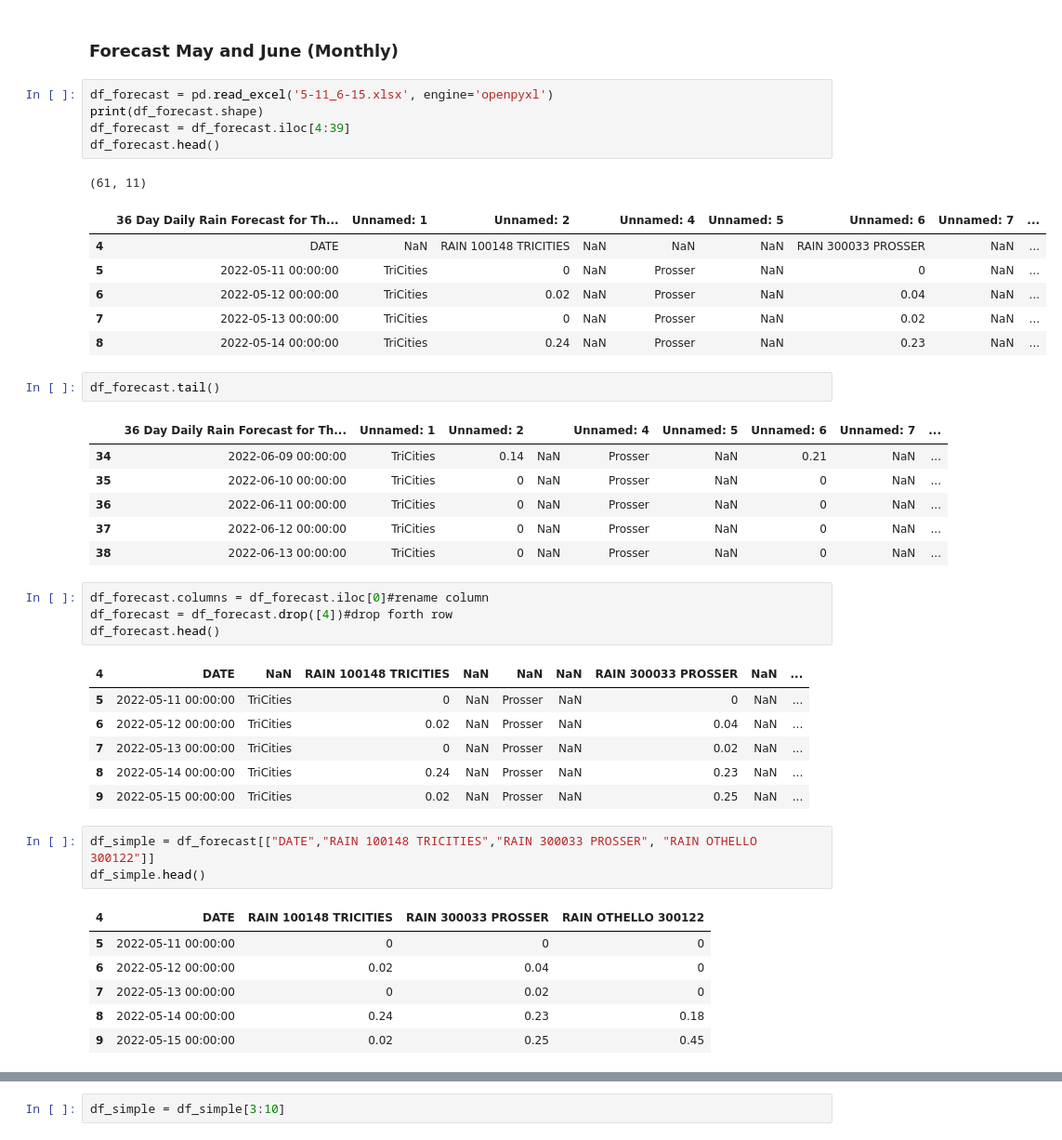
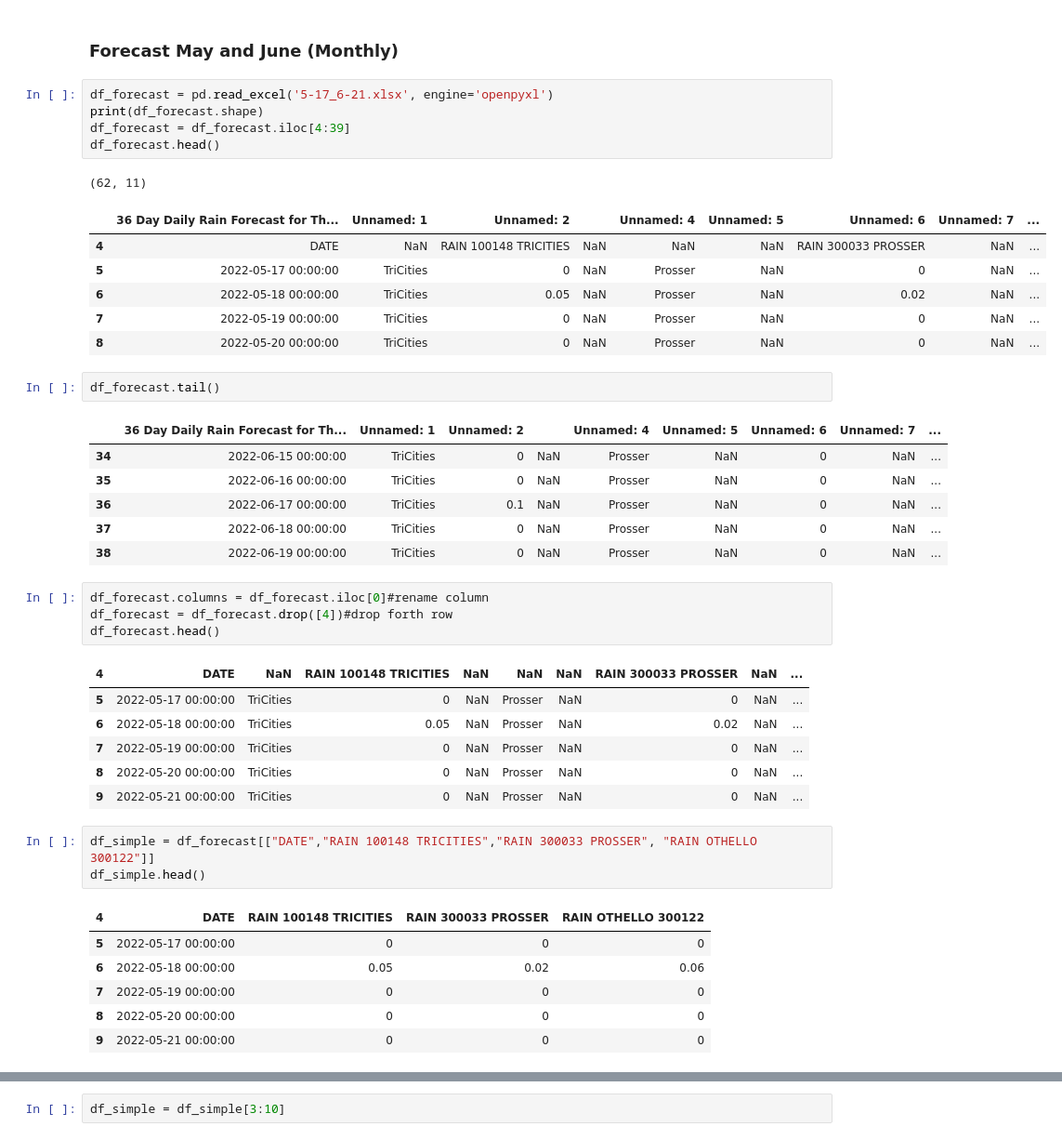
Before and after one commit to d-linnard/LateBlight, a Jupyter notebook: Scripts/Lateblight_2022_AM.ipynb, the cells around one changed output, grey strips where cells are left out. Shown at 93% size. Saved outputs shown, nothing was run; the diff lists cells and outputs as text.

Commit message:
weekly forecasts

```diff
--- a/Scripts/Lateblight_2022_AM.ipynb
+++ b/Scripts/Lateblight_2022_AM.ipynb
@@ -331,48 +331,48 @@ RD_May_Tricities = np.array(grouped['RainyDays'][(grouped['Station']=='Tricities
 # %% [markdown]
 ### Forecast May and June (Monthly)
 # %%
-df_forecast = pd.read_excel('5-11_6-15.xlsx', engine='openpyxl')
+df_forecast = pd.read_excel('5-17_6-21.xlsx', engine='openpyxl')
 print(df_forecast.shape)
 df_forecast = df_forecast.iloc[4:39]
 df_forecast.head()
 # %% [output]
-(61, 11)
+(62, 11)
 |  | 36 Day Daily Rain Forecast for Th... | Unnamed: 1 | Unnamed: 2 |  | Unnamed: 4 | Unnamed: 5 | Unnamed: 6 | Unnamed: 7 | ... |
 | 4 | DATE | NaN | RAIN 100148 TRICITIES | NaN | NaN | NaN | RAIN 300033 PROSSER | NaN | ... |
-| 5 | 2022-05-11 00:00:00 | TriCities | 0 | NaN | Prosser | NaN | 0 | NaN | ... |
-| 6 | 2022-05-12 00:00:00 | TriCities | 0.02 | NaN | Prosser | NaN | 0.04 | NaN | ... |
-| 7 | 2022-05-13 00:00:00 | TriCities | 0 | NaN | Prosser | NaN | 0.02 | NaN | ... |
-| 8 | 2022-05-14 00:00:00 | TriCities | 0.24 | NaN | Prosser | NaN | 0.23 | NaN | ... |
+| 5 | 2022-05-17 00:00:00 | TriCities | 0 | NaN | Prosser | NaN | 0 | NaN | ... |
+| 6 | 2022-05-18 00:00:00 | TriCities | 0.05 | NaN | Prosser | NaN | 0.02 | NaN | ... |
+| 7 | 2022-05-19 00:00:00 | TriCities | 0 | NaN | Prosser | NaN | 0 | NaN | ... |
+| 8 | 2022-05-20 00:00:00 | TriCities | 0 | NaN | Prosser | NaN | 0 | NaN | ... |
 # %%
 df_forecast.tail()
 # %% [output]
 |  | 36 Day Daily Rain Forecast for Th... | Unnamed: 1 | Unnamed: 2 |  | Unnamed: 4 | Unnamed: 5 | Unnamed: 6 | Unnamed: 7 | ... |
-| 34 | 2022-06-09 00:00:00 | TriCities | 0.14 | NaN | Prosser | NaN | 0.21 | NaN | ... |
-| 35 | 2022-06-10 00:00:00 | TriCities | 0 | NaN | Prosser | NaN | 0 | NaN | ... |
-| 36 | 2022-06-11 00:00:00 | TriCities | 0 | NaN | Prosser | NaN | 0 | NaN | ... |
-| 37 | 2022-06-12 00:00:00 | TriCities | 0 | NaN | Prosser | NaN | 0 | NaN | ... |
-| 38 | 2022-06-13 00:00:00 | TriCities | 0 | NaN | Prosser | NaN | 0 | NaN | ... |
+| 34 | 2022-06-15 00:00:00 | TriCities | 0 | NaN | Prosser | NaN | 0 | NaN | ... |
+| 35 | 2022-06-16 00:00:00 | TriCities | 0 | NaN | Prosser | NaN | 0 | NaN | ... |
+| 36 | 2022-06-17 00:00:00 | TriCities | 0.1 | NaN | Prosser | NaN | 0 | NaN | ... |
+| 37 | 2022-06-18 00:00:00 | TriCities | 0 | NaN | Prosser | NaN | 0 | NaN | ... |
+| 38 | 2022-06-19 00:00:00 | TriCities | 0 | NaN | Prosser | NaN | 0 | NaN | ... |
 # %%
 df_forecast.columns = df_forecast.iloc[0]#rename column
 df_forecast = df_forecast.drop([4])#drop forth row
 df_forecast.head()
 # %% [output]
 | 4 | DATE | NaN | RAIN 100148 TRICITIES | NaN | NaN | NaN | RAIN 300033 PROSSER | NaN | ... |
-| 5 | 2022-05-11 00:00:00 | TriCities | 0 | NaN | Prosser | NaN | 0 | NaN | ... |
-| 6 | 2022-05-12 00:00:00 | TriCities | 0.02 | NaN | Prosser | NaN | 0.04 | NaN | ... |
-| 7 | 2022-05-13 00:00:00 | TriCities | 0 | NaN | Prosser | NaN | 0.02 | NaN | ... |
-| 8 | 2022-05-14 00:00:00 | TriCities | 0.24 | NaN | Prosser | NaN | 0.23 | NaN | ... |
-| 9 | 2022-05-15 00:00:00 | TriCities | 0.02 | NaN | Prosser | NaN | 0.25 | NaN | ... |
+| 5 | 2022-05-17 00:00:00 | TriCities | 0 | NaN | Prosser | NaN | 0 | NaN | ... |
+| 6 | 2022-05-18 00:00:00 | TriCities | 0.05 | NaN | Prosser | NaN | 0.02 | NaN | ... |
+| 7 | 2022-05-19 00:00:00 | TriCities | 0 | NaN | Prosser | NaN | 0 | NaN | ... |
+| 8 | 2022-05-20 00:00:00 | TriCities | 0 | NaN | Prosser | NaN | 0 | NaN | ... |
+| 9 | 2022-05-21 00:00:00 | TriCities | 0 | NaN | Prosser | NaN | 0 | NaN | ... |
 # %%
 df_simple = df_forecast[["DATE","RAIN 100148 TRICITIES","RAIN 300033 PROSSER", "RAIN OTHELLO 300122"]]
 df_simple.head()
 # %% [output]
 | 4 | DATE | RAIN 100148 TRICITIES | RAIN 300033 PROSSER | RAIN OTHELLO 300122 |
-| 5 | 2022-05-11 00:00:00 | 0 | 0 | 0 |
-| 6 | 2022-05-12 00:00:00 | 0.02 | 0.04 | 0 |
-| 7 | 2022-05-13 00:00:00 | 0 | 0.02 | 0 |
-| 8 | 2022-05-14 00:00:00 | 0.24 | 0.23 | 0.18 |
-| 9 | 2022-05-15 00:00:00 | 0.02 | 0.25 | 0.45 |
+| 5 | 2022-05-17 00:00:00 | 0 | 0 | 0 |
+| 6 | 2022-05-18 00:00:00 | 0.05 | 0.02 | 0.06 |
+| 7 | 2022-05-19 00:00:00 | 0 | 0 | 0 |
+| 8 | 2022-05-20 00:00:00 | 0 | 0 | 0 |
+| 9 | 2022-05-21 00:00:00 | 0 | 0 | 0 |
 # %%
 df_simple = df_simple.rename(columns={"RAIN 100148 TRICITIES": "TriCities",
                           "RAIN 300033 PROSSER": "Prosser",
```
Also changed, not shown: parts of 8 cells of this notebook, 5 other files.
